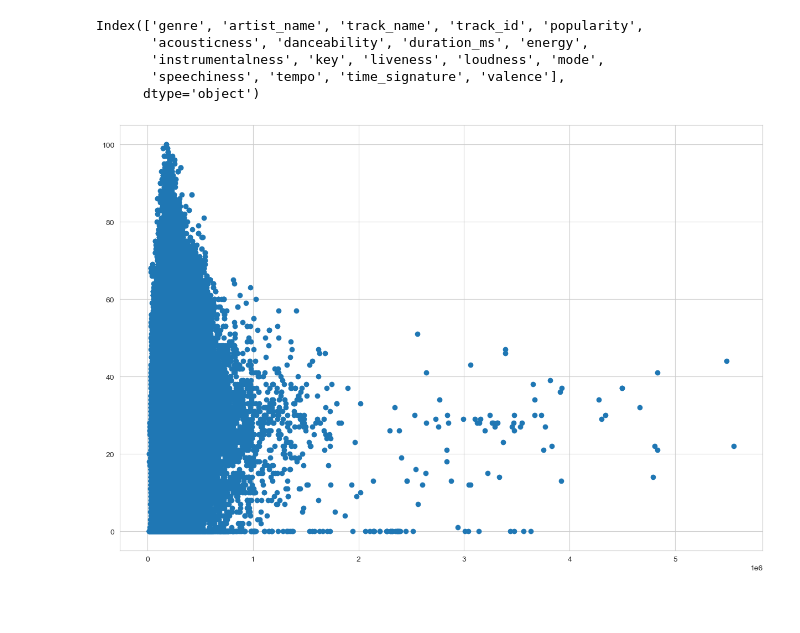
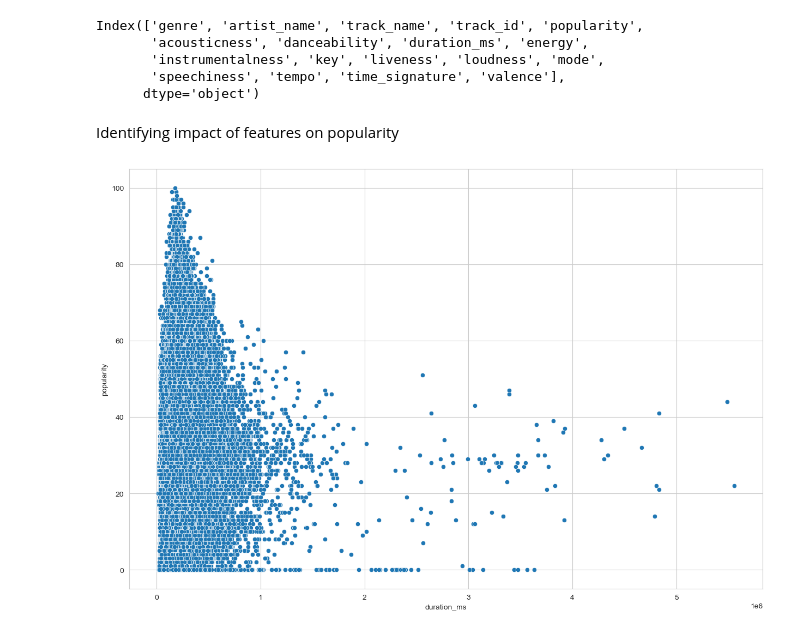
Before and after one commit to xxashwoodxx/spotify, a Jupyter notebook: Spotify-Analysis.ipynb, the cells around one changed output. Saved outputs shown, nothing was run; the diff lists cells and outputs as text; code cells hidden in the pictures; blank space fills up the shorter version.

```diff
--- a/Spotify-Analysis.ipynb
+++ b/Spotify-Analysis.ipynb
@@ -177,9 +220,11 @@ Index(['genre', 'artist_name', 'track_name', 'track_id', 'popularity',
        'instrumentalness', 'key', 'liveness', 'loudness', 'mode',
        'speechiness', 'tempo', 'time_signature', 'valence'],
       dtype='object')
+# %% [markdown]
+Identifying impact of features on popularity
 # %%
 plt.figure(figsize=(15,10))
-plt.scatter(data=df_tracks, x="duration_ms", y="popularity")
+sns.scatterplot(data=df_tracks, x="duration_ms", y="popularity")
 plt.show()
 # %% [output]
-[figure, old version]
+[figure, new version]
```
Also changed, not shown: parts of 27 cells of this notebook.
